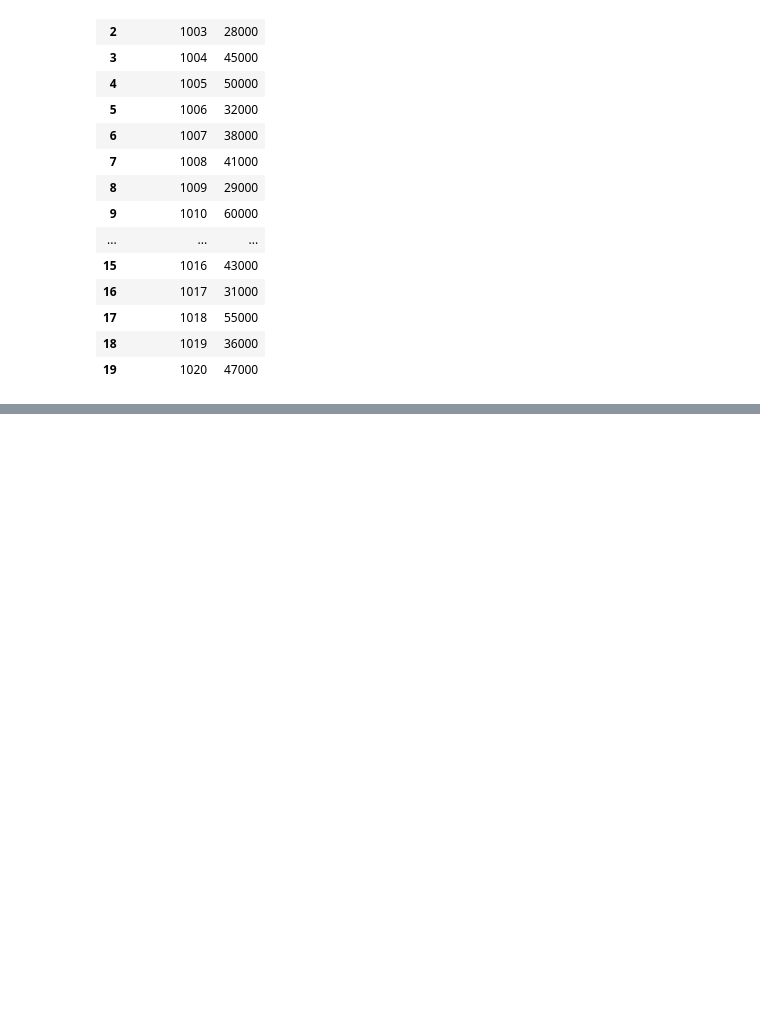
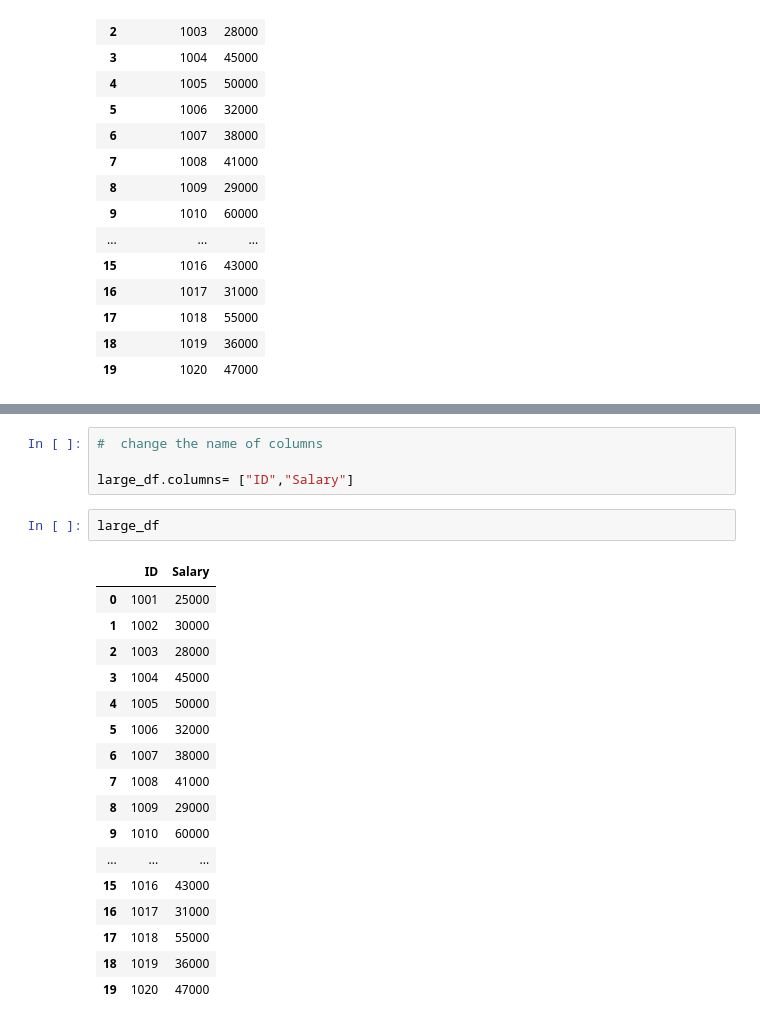
Before and after one commit to AnishShrestha09/pandas, a Jupyter notebook: pandas2.ipynb, the cells around one changed output, grey strips where cells are left out. Cells and saved outputs as stored; diff of their text form; blank space fills up the shorter version.

```diff
--- a/pandas2.ipynb
+++ b/pandas2.ipynb
@@ -217,0 +230,24 @@ large_df
+# %%
+#  change the name of columns
+
+large_df.columns= ["ID","Salary"]
+# %%
+large_df
+# %% [output]
+|  | ID | Salary |
+| 0 | 1001 | 25000 |
+| 1 | 1002 | 30000 |
+| 2 | 1003 | 28000 |
+| 3 | 1004 | 45000 |
+| 4 | 1005 | 50000 |
+| 5 | 1006 | 32000 |
+| 6 | 1007 | 38000 |
+| 7 | 1008 | 41000 |
+| 8 | 1009 | 29000 |
+| 9 | 1010 | 60000 |
+| ... | ... | ... |
+| 15 | 1016 | 43000 |
+| 16 | 1017 | 31000 |
+| 17 | 1018 | 55000 |
+| 18 | 1019 | 36000 |
+| 19 | 1020 | 47000 |
```
Also changed, not shown: parts of 8 cells of this notebook.
